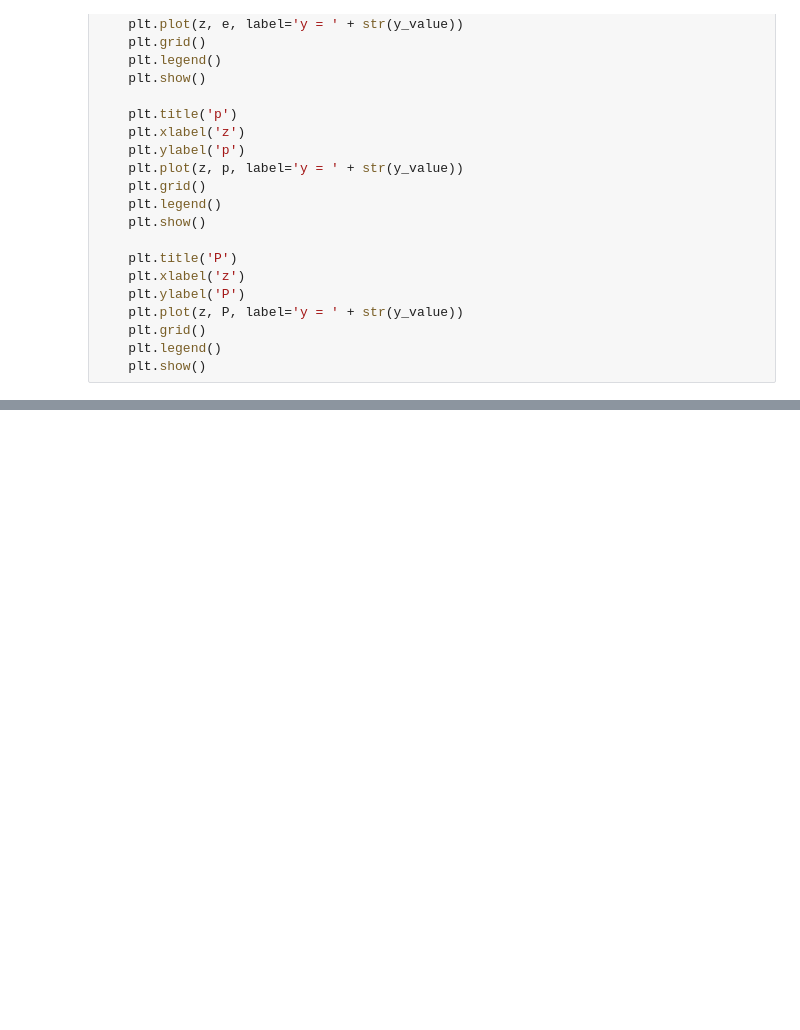
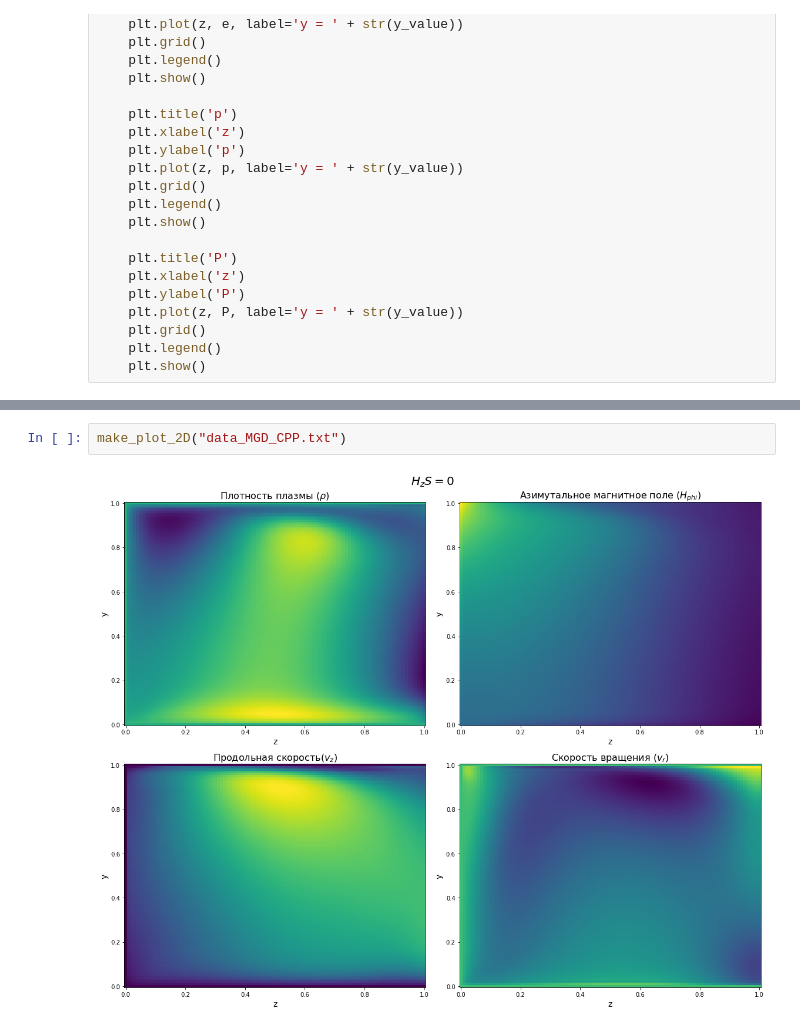
Before and after one commit to TimurNochnoy/Plasma-engine, a Jupyter notebook: 14-2D_start/plots_maker.ipynb, the cells around one changed output, grey strips where cells are left out. Saved outputs shown, nothing was run; the diff lists cells and outputs as text; blank space fills up the shorter version.

Commit message:
update plot maket to 2D and remove R[l] from demoninator in derivative for y

```diff
--- a/14-2D_start/plots_maker.ipynb
+++ b/14-2D_start/plots_maker.ipynb
@@ -138,0 +255,4 @@ make_plot("data_MGD_CPP.txt")
+# %%
+make_plot_2D("data_MGD_CPP.txt")
+# %% [output]
+[figure, added]
```
Also changed, not shown: parts of 3 cells of this notebook, 2 other files.
